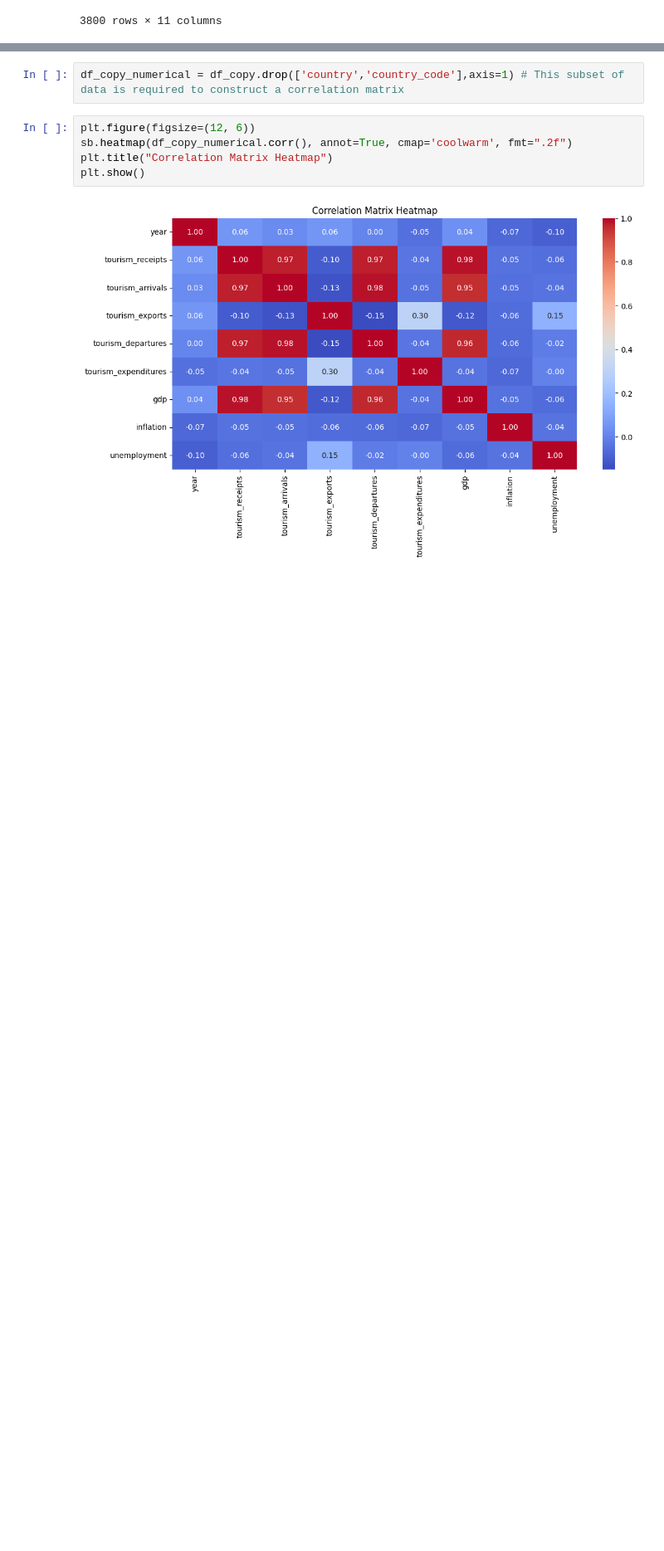
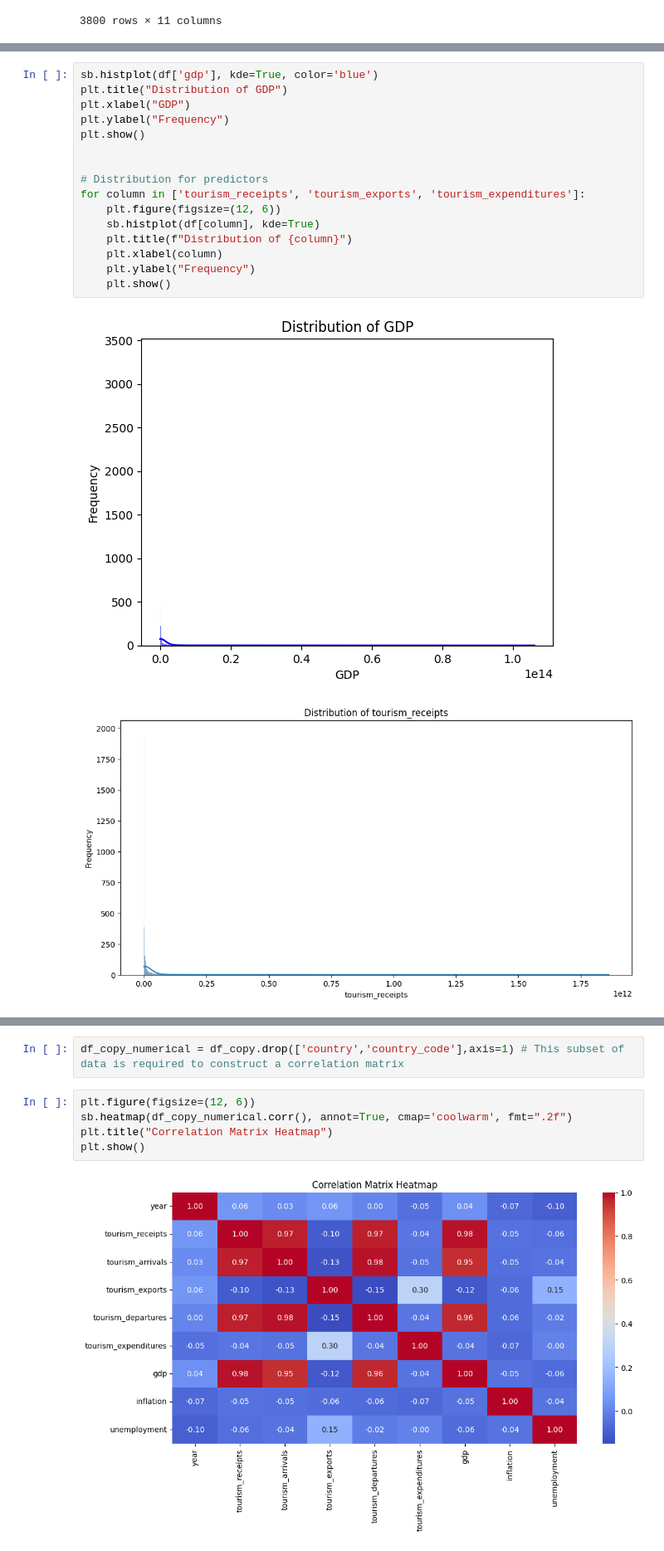
Before and after one commit to hackermanrunzzz/Regression-Analysis-of-Tourism-Data, a Jupyter notebook: Tourism.ipynb, the cells around one changed output, grey strips where cells are left out. Shown at 83% size. Drawn from its saved outputs; the diff is of its cells as text; blank space fills up the shorter version.

```diff
--- a/Tourism.ipynb
+++ b/Tourism.ipynb
@@ -277,0 +291,19 @@ df_copy
+# %%
+sb.histplot(df['gdp'], kde=True, color='blue')
+plt.title("Distribution of GDP")
+plt.xlabel("GDP")
+plt.ylabel("Frequency")
+plt.show()
+
+
+# Distribution for predictors
+for column in ['tourism_receipts', 'tourism_exports', 'tourism_expenditures']:
+    plt.figure(figsize=(12, 6))
+    sb.histplot(df[column], kde=True)
+    plt.title(f"Distribution of {column}")
+    plt.xlabel(column)
+    plt.ylabel("Frequency")
+    plt.show()
+# %% [output]
+[figure, added]
+[figure, added]
```
Also changed, not shown: parts of 19 cells of this notebook.
